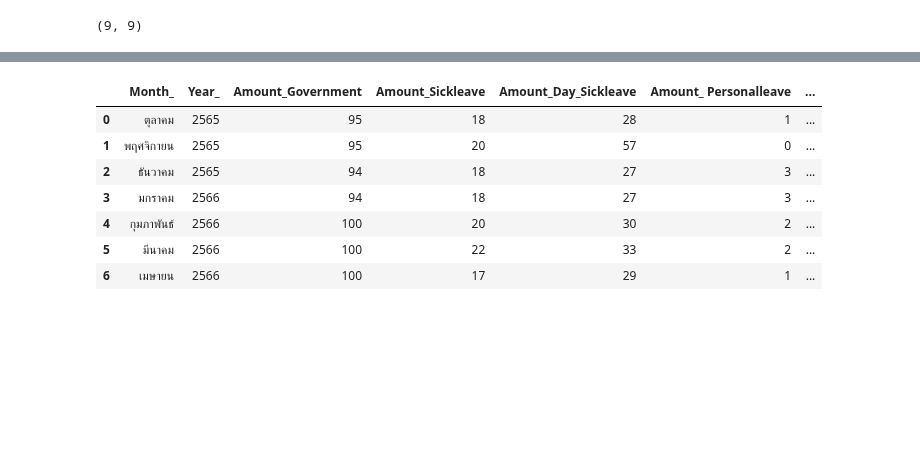
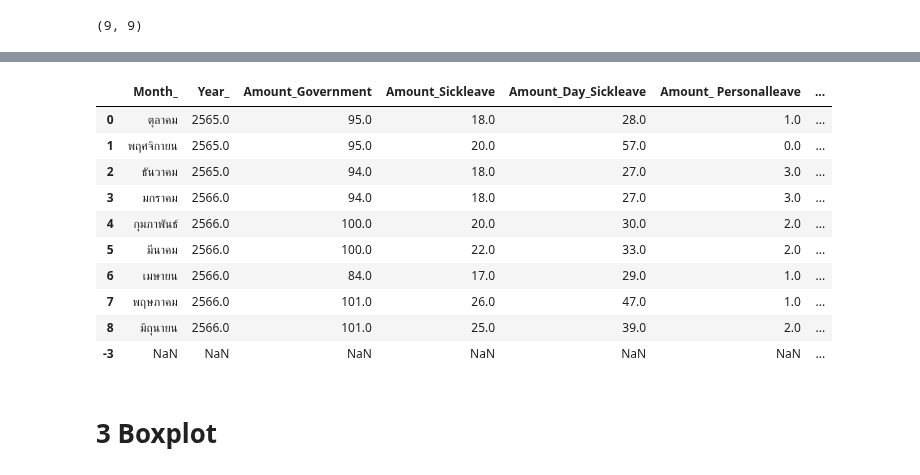
Before and after one commit to Jaomiew/DPDM2023, a Jupyter notebook: Data102(Chapter2).ipynb, the cells around one changed output, grey strips where cells are left out. Drawn from its saved outputs; the diff is of its cells as text; code cells hidden in the pictures; blank space fills up the shorter version.

```diff
--- a/Data102(Chapter2).ipynb
+++ b/Data102(Chapter2).ipynb
@@ -60 +138,3 @@ table_from_drive.describe()
+# %%
+table_from_drive.loc[6,'Amount_Government'] = 83
 # %%
@@ -68,0 +155,2 @@ table_from_drive.head() top5
+# %%
+table_from_drive['Amount_Government'][6] = 84
@@ -78,11 +177,18 @@ table_from_drive.tail()
+# %%
+table_from_drive.loc[-3,2] = 83
 # %%
-table_from_drive.head(7)
+table_from_drive
 # %% [output]
 |  | Month_ | Year_ | Amount_Government | Amount_Sickleave | Amount_Day_Sickleave | Amount_ Personalleave | ... |
-| 0 | ตุลาคม | 2565 | 95 | 18 | 28 | 1 | ... |
-| 1 | พฤศจิกายน | 2565 | 95 | 20 | 57 | 0 | ... |
-| 2 | ธันวาคม | 2565 | 94 | 18 | 27 | 3 | ... |
-| 3 | มกราคม | 2566 | 94 | 18 | 27 | 3 | ... |
-| 4 | กุมภาพันธ์ | 2566 | 100 | 20 | 30 | 2 | ... |
-| 5 | มีนาคม | 2566 | 100 | 22 | 33 | 2 | ... |
-| 6 | เมษายน | 2566 | 100 | 17 | 29 | 1 | ... |
+| 0 | ตุลาคม | 2565.0 | 95.0 | 18.0 | 28.0 | 1.0 | ... |
+| 1 | พฤศจิกายน | 2565.0 | 95.0 | 20.0 | 57.0 | 0.0 | ... |
+| 2 | ธันวาคม | 2565.0 | 94.0 | 18.0 | 27.0 | 3.0 | ... |
+| 3 | มกราคม | 2566.0 | 94.0 | 18.0 | 27.0 | 3.0 | ... |
+| 4 | กุมภาพันธ์ | 2566.0 | 100.0 | 20.0 | 30.0 | 2.0 | ... |
+| 5 | มีนาคม | 2566.0 | 100.0 | 22.0 | 33.0 | 2.0 | ... |
+| 6 | เมษายน | 2566.0 | 84.0 | 17.0 | 29.0 | 1.0 | ... |
+| 7 | พฤษภาคม | 2566.0 | 101.0 | 26.0 | 47.0 | 1.0 | ... |
+| 8 | มิถุนายน | 2566.0 | 101.0 | 25.0 | 39.0 | 2.0 | ... |
+| -3 | NaN | NaN | NaN | NaN | NaN | NaN | ... |
+# %% [markdown]
+# 3 Boxplot
```
Also changed, not shown: parts of 33 cells of this notebook.
